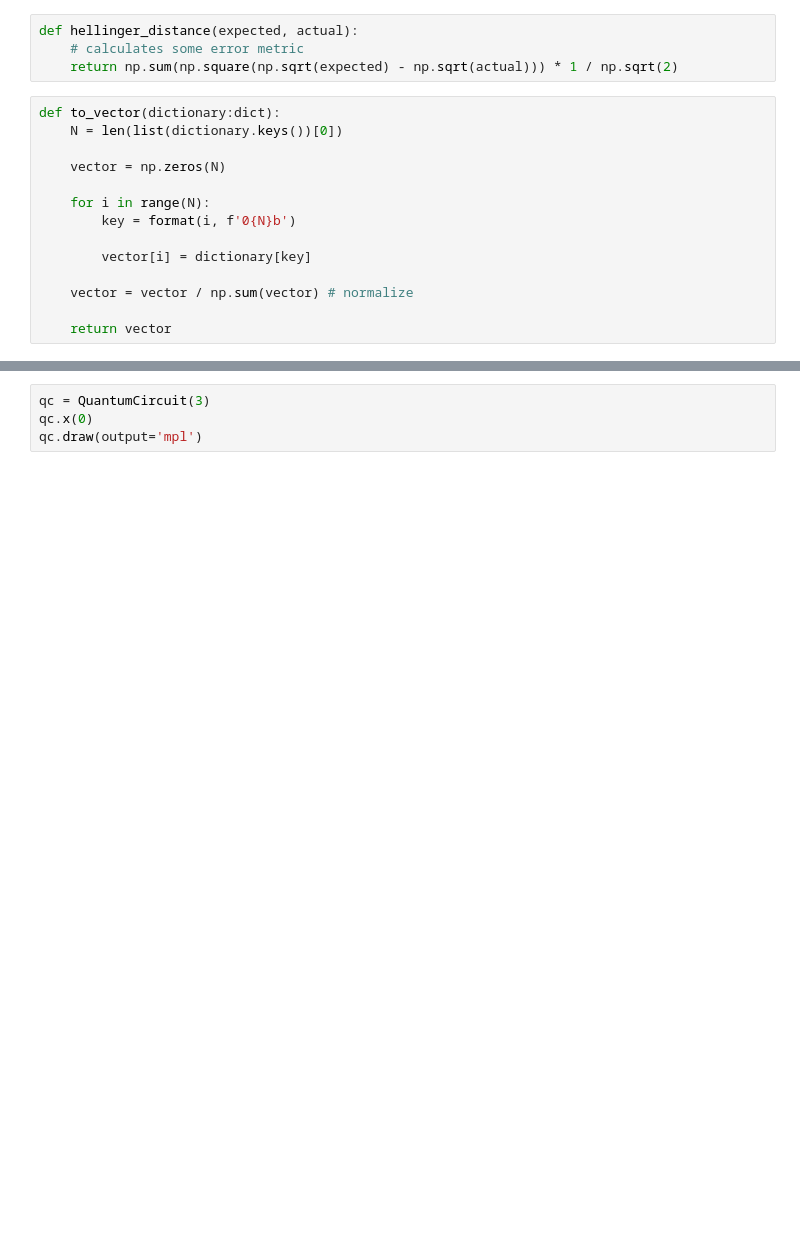
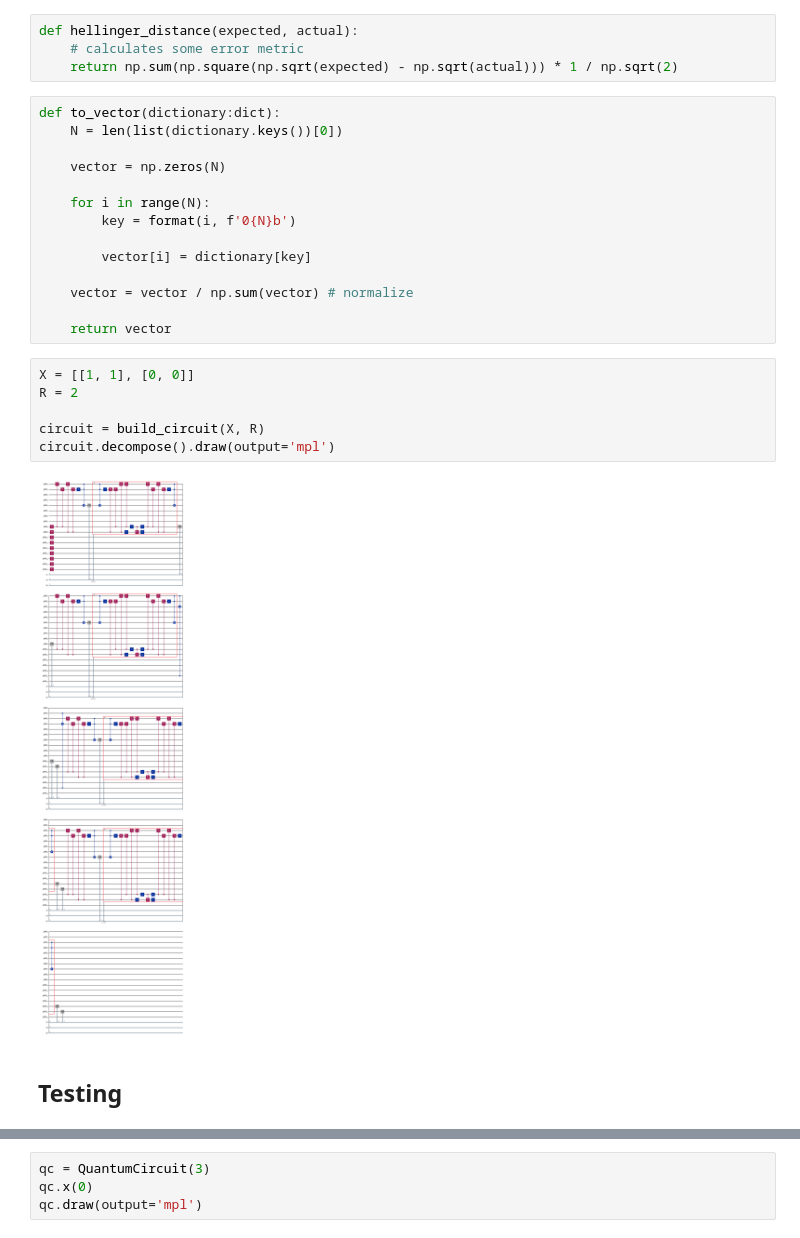
Before and after one commit to Jaybit0/QML, a Jupyter notebook: Qiskit_Modules/test.ipynb, the cells around one changed output, grey strips where cells are left out. Saved outputs shown, nothing was run; the diff lists cells and outputs as text; blank space fills up the shorter version.

```diff
--- a/Qiskit_Modules/test.ipynb
+++ b/Qiskit_Modules/test.ipynb
@@ -498,3 +30,13 @@ def to_vector(dictionary:dict):
 	vector = vector / np.sum(vector) # normalize
 
 	return vector
+# %%
+X = [[1, 1], [0, 0]]
+R = 2
+
+circuit = build_circuit(X, R)
+circuit.decompose().draw(output='mpl')
+# %% [output]
+[figure, added]
+# %% [markdown]
+## Testing
```
Also changed, not shown: parts of 26 cells of this notebook, 1 other file.
